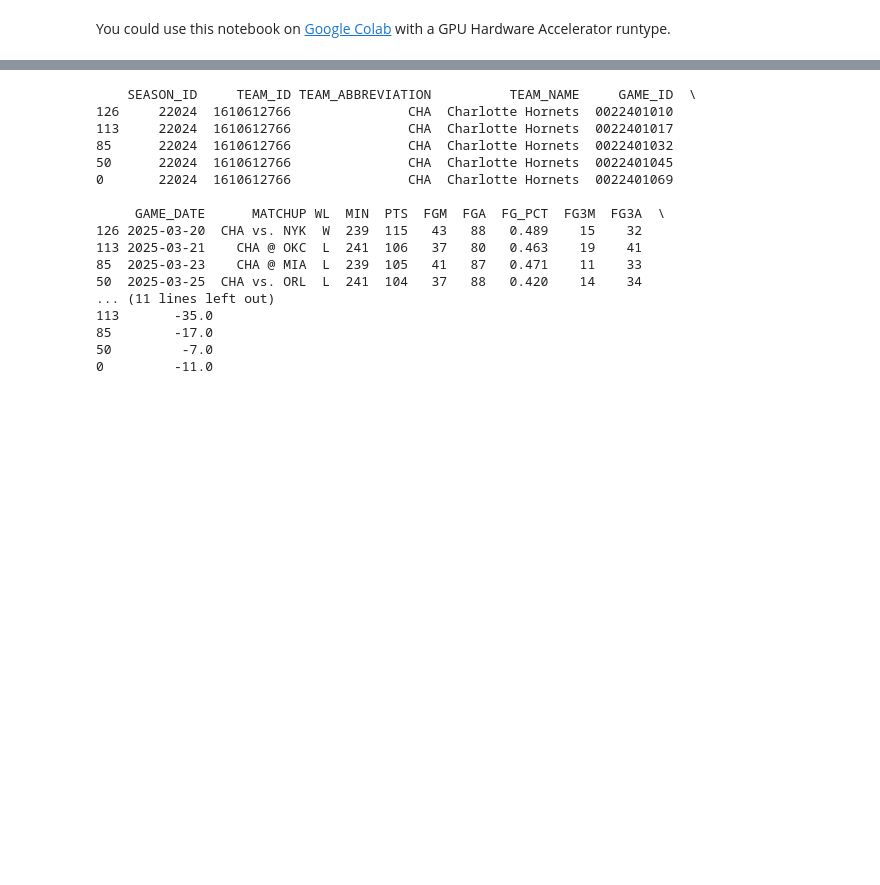
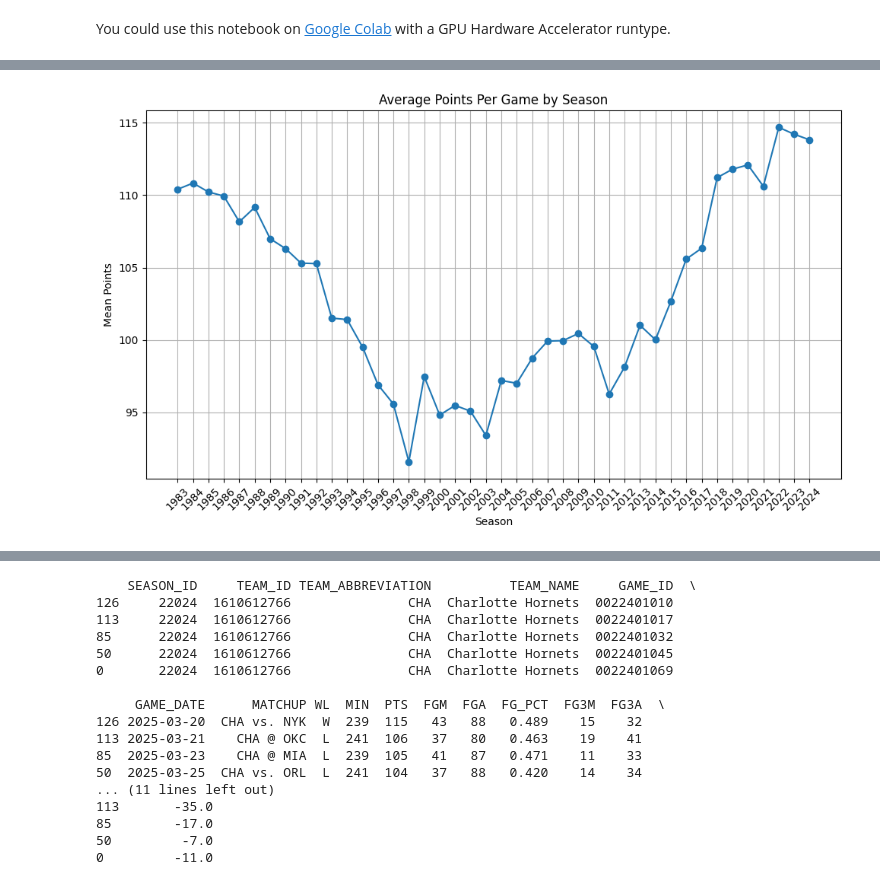
Before and after one commit to wtbtucker/NBA-Machine-Learning-Sports-Betting, a Jupyter notebook: data_mining_pipeline.ipynb, the cells around one changed output, grey strips where cells are left out. Saved outputs shown, nothing was run; the diff lists cells and outputs as text; code cells hidden in the pictures; blank space fills up the shorter version.

```diff
--- a/data_mining_pipeline.ipynb
+++ b/data_mining_pipeline.ipynb
@@ -93,0 +95,18 @@ full_game
+# %%
+# Compute mean points per season
+mean_pts_per_season = all_games.groupby('SEASON_ID')['PTS'].mean().reset_index()
+mean_pts_per_season.columns = ['SEASON_ID', 'Mean_PTS']
+
+# plot the result
+plt.figure(figsize=(10, 6))
+plt.plot(mean_pts_per_season['SEASON_ID'], mean_pts_per_season['Mean_PTS'], marker='o')
+
+plt.title('Average Points Per Game by Season')
+plt.xlabel('Season')
+plt.ylabel('Mean Points')
+plt.xticks(rotation=45)  # Rotate x-axis labels for readability
+plt.grid(True)
+plt.tight_layout()
+plt.show()
+# %% [output]
+[figure, added]
```
Also changed, not shown: parts of 18 cells of this notebook.
